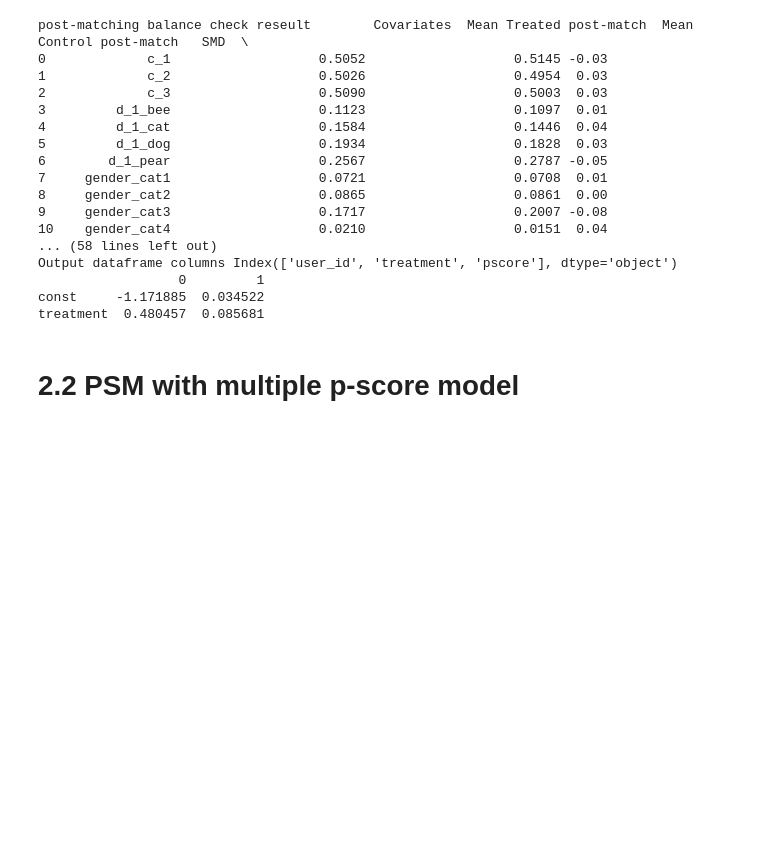
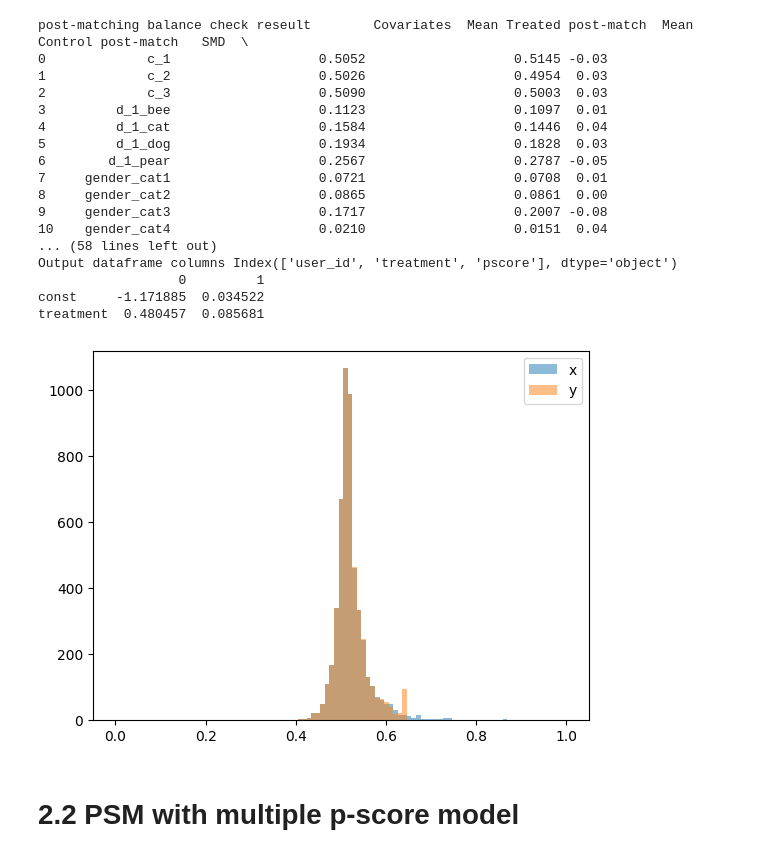
Before and after one commit to bytedance/CausalMatch, a Jupyter notebook: notebooks/General Matching Use Case.ipynb, the cells around one changed output. Drawn from its saved outputs; the diff is of its cells as text; code cells hidden in the pictures; blank space fills up the shorter version.

```diff
--- a/notebooks/matching_demo.ipynb
+++ b/notebooks/General Matching Use Case.ipynb
@@ -111,6 +111,16 @@ Output dataframe columns Index(['user_id', 'treatment', 'pscore'], dtype='object
                   0         1
 const     -1.171885  0.034522
 treatment  0.480457  0.085681
+# %%
+from matplotlib import pyplot
+bins = np.linspace(0, 1, 100)
+
+pyplot.hist(match_obj.df_out_final['pscore_treat'].values, bins, alpha=0.5, label='x')
+pyplot.hist(match_obj.df_out_final['pscore_control'].values, bins, alpha=0.5, label='y')
+pyplot.legend(loc='upper right')
+pyplot.show()
+# %% [output]
+[figure, added]
 # %% [markdown]
 # 2.2 PSM with multiple p-score model
 # %%
```
Also changed, not shown: parts of 2 cells of this notebook, 7 other files.
